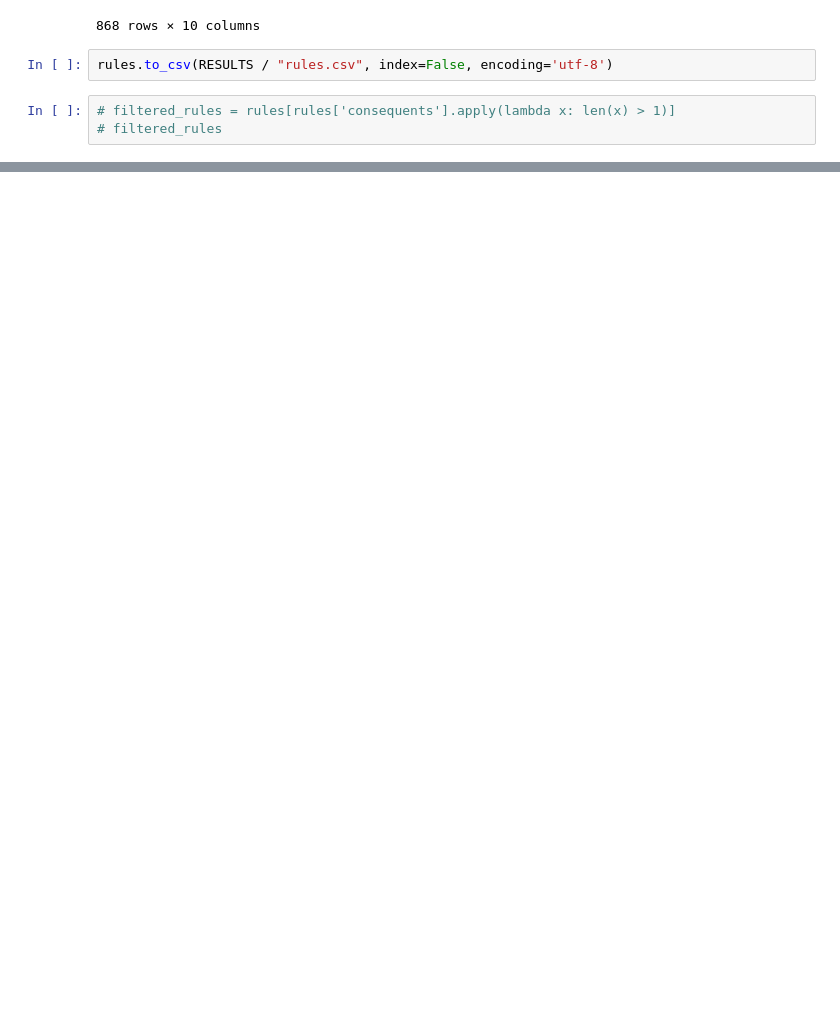
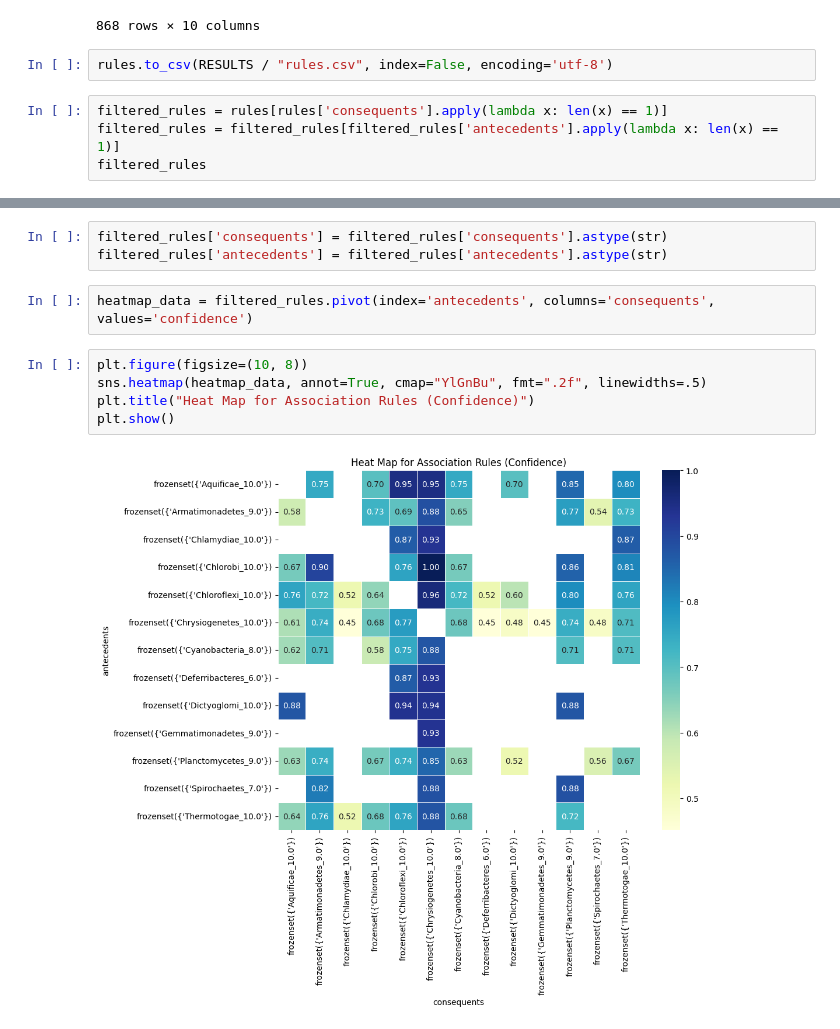
Before and after one commit to Nhok95/BitsxlaMarato2023, a Jupyter notebook: notebooks/arules.ipynb, the cells around one changed output, grey strips where cells are left out. Drawn from its saved outputs; the diff is of its cells as text; blank space fills up the shorter version.

```diff
--- a/notebooks/arules.ipynb
+++ b/notebooks/arules.ipynb
@@ -69,5 +71,6 @@ rules
 # %%
 rules.to_csv(RESULTS / "rules.csv", index=False, encoding='utf-8')
 # %%
-# filtered_rules = rules[rules['consequents'].apply(lambda x: len(x) > 1)]
-# filtered_rules
+filtered_rules = rules[rules['consequents'].apply(lambda x: len(x) == 1)]
+filtered_rules = filtered_rules[filtered_rules['antecedents'].apply(lambda x: len(x) == 1)]
+filtered_rules
@@ -73,0 +91,12 @@ rules.to_csv(RESULTS / "rules.csv", index=False, encoding='utf-8')
+# %%
+filtered_rules['consequents'] = filtered_rules['consequents'].astype(str)
+filtered_rules['antecedents'] = filtered_rules['antecedents'].astype(str)
+# %%
+heatmap_data = filtered_rules.pivot(index='antecedents', columns='consequents', values='confidence')
+# %%
+plt.figure(figsize=(10, 8))
+sns.heatmap(heatmap_data, annot=True, cmap="YlGnBu", fmt=".2f", linewidths=.5)
+plt.title("Heat Map for Association Rules (Confidence)")
+plt.show()
+# %% [output]
+[figure, added]
```
Also changed, not shown: parts of 2 cells of this notebook, 2 other files.
